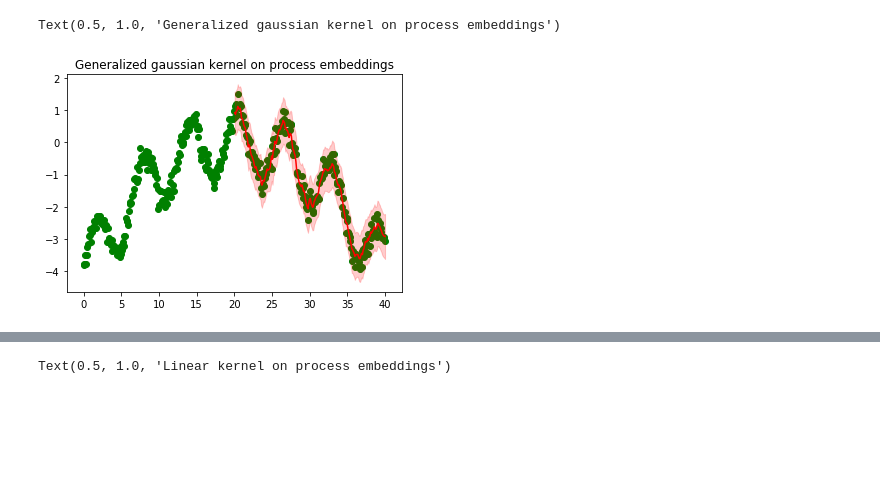
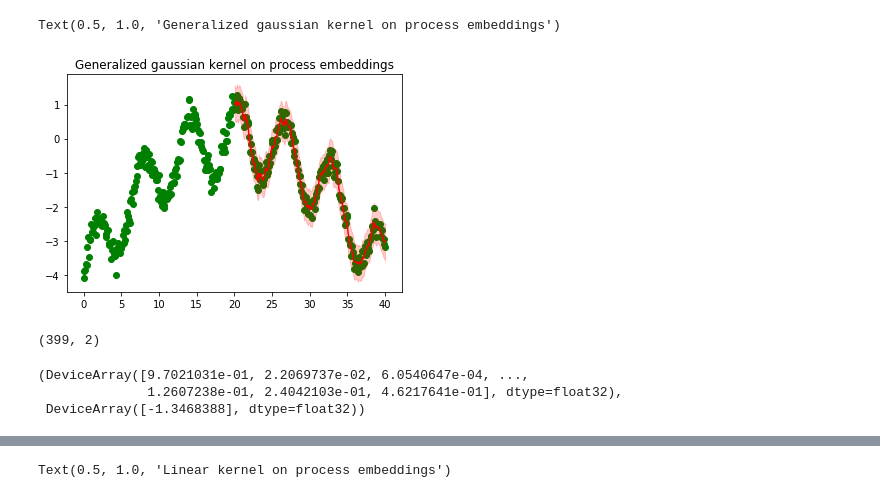
Before and after one commit to zalandoresearch/JaxRK, a Jupyter notebook: examples/Process_kernels_experiments.ipynb, the cells around one changed output, grey strips where cells are left out. Saved outputs shown, nothing was run; the diff lists cells and outputs as text; code cells hidden in the pictures; blank space fills up the shorter version.

Commit message:
generalized Gaussian kernel and first iteration of inference with autoregressive rollout and deterministic point representative

```diff
--- a/examples/Process_kernels_experiments.ipynb
+++ b/examples/Process_kernels_experiments.ipynb
@@ -56,10 +56,21 @@ invec_lin = SpVec(out_kern, np.hstack((x[:-1], y[:-1])), np.array([len(x) - 1]),
 invec_pol = SpVec(out_kern, np.hstack((x[:-1], y[:-1])), np.array([len(x) - 1]), use_subtrajectories = True, use_inner="poly")
 outvec = FiniteVec(out_kern, y[1:])
 # %%
-cd_gg = Cdo(invec_gg, outvec, refervec)
+cd_gg = Cmo(invec_gg, outvec)
 mean_var_gg = np.array(multiply(cd_gg, invec_gg).normalized().get_mean_var()).T
 plot_pred(mean_var_gg[199:], x, y)
 pl.title("Generalized gaussian kernel on process embeddings")
 # %% [output]
 Text(0.5, 1.0, 'Generalized gaussian kernel on process embeddings')
-[figure, old version]
+[figure, new version]
+# %%
+invec_gg.inspace_points.shape
+# %% [output]
+(399, 2)
+# %%
+invec_inf = SpVec(out_kern, np.hstack((x[:200], y[:200])), np.array([200]), use_subtrajectories = False, use_inner="gen_gauss")
+multiply(cd_gg, invec_gg).prefactors, multiply(cd_gg, invec_inf).point_representant()
+# %% [output]
+(DeviceArray([9.7021031e-01, 2.2069737e-02, 6.0540647e-04, ...,
+              1.2607238e-01, 2.4042103e-01, 4.6217641e-01], dtype=float32),
+ DeviceArray([-1.3468388], dtype=float32))
```
Also changed, not shown: parts of 11 cells of this notebook.
